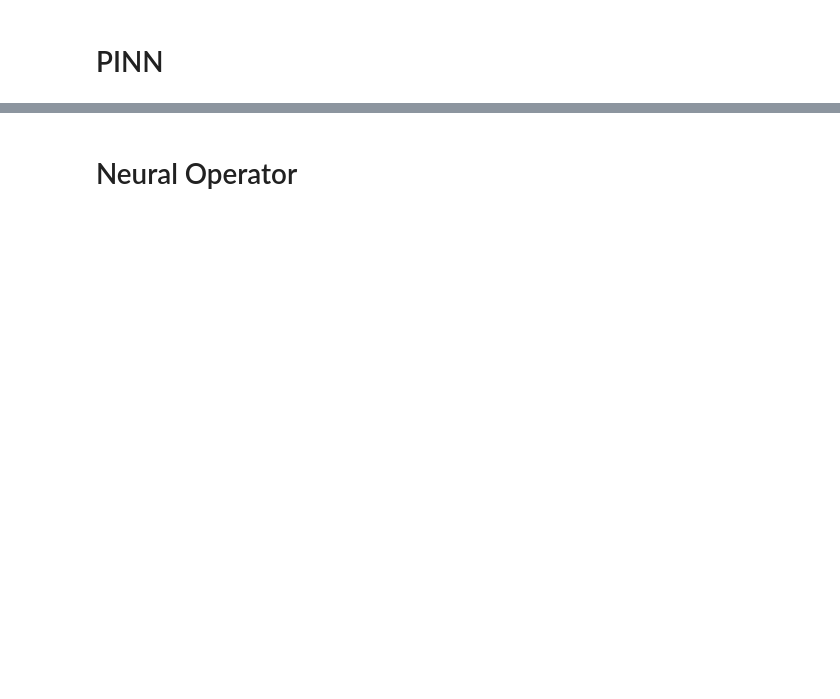
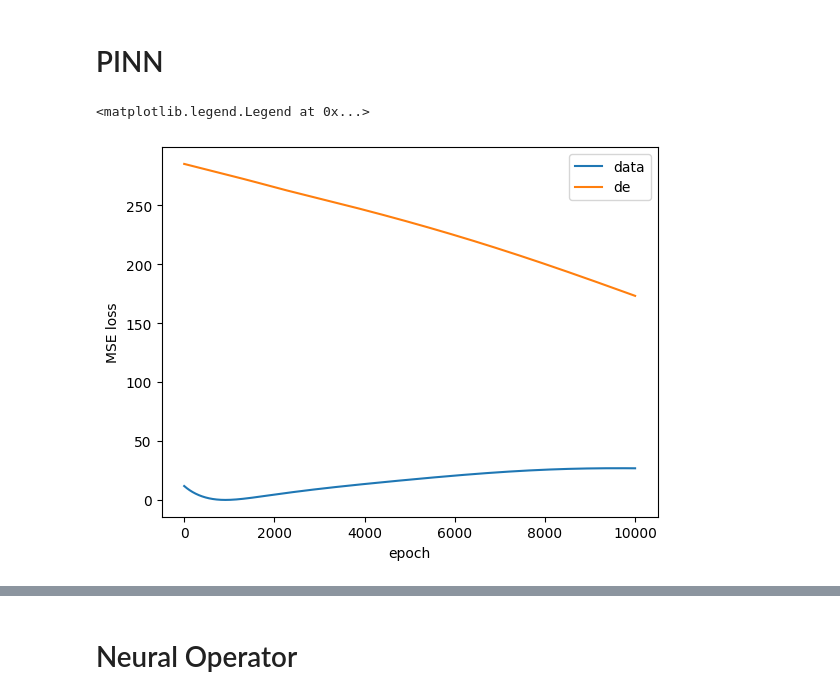
Before and after one commit to pgeorgantopoulos/pinns, a Jupyter notebook: pinn_vs_neuraloperator.ipynb, the cells around one changed output, grey strips where cells are left out. Saved outputs shown, nothing was run; the diff lists cells and outputs as text; code cells hidden in the pictures; blank space fills up the shorter version.

```diff
--- a/pinn_vs_neuraloperator.ipynb
+++ b/pinn_vs_neuraloperator.ipynb
@@ -5,34 +5,44 @@
 # %%
 import torch
 import matplotlib.pyplot as plt
 
-t = torch.linspace(0,10,100)
+t = torch.linspace(0,10,10)
 t.requires_grad = True
 
-def dxdt(x):
+def dxdt(t):
     """
-    dx/dt = f(t) = a x
+    dx/dt = f(t) = at
     """
-    return -.9*x
+    return -.9*t
 
 f = torch.nn.Sequential(torch.nn.Linear(in_features=1, out_features=10),
                         torch.nn.Sigmoid(),
                         torch.nn.Linear(in_features=10, out_features=1)
                         )
 
-optimizer = torch.optim.SGD(f.parameters(), lr=.001)
-keep_loss = torch.zeros(10)
-for k in range(10):
+optimizer = torch.optim.SGD(f.parameters(), lr=.0001)
+nepochs = 10000
+keep_loss_data = torch.zeros(nepochs)
+keep_loss_de = torch.zeros(nepochs)
+for k in range(nepochs):
     optimizer.zero_grad()
-    loss = torch.tensor([0.])
+    loss_data = torch.tensor([0.])
+    loss_de = torch.tensor([0.])
     for t_i in t:
         f_i = f(t_i.unsqueeze(0))
         dxdt_i = torch.autograd.grad(f_i, t_i, create_graph=True)[0]
-        loss += (dxdt(t_i.unsqueeze(0)) - dxdt_i)**2 + (f(t[0].unsqueeze(0)) - torch.tensor([1]))**2
-    loss.backward()
+        loss_data +=  + (f(t[0].unsqueeze(0)) - torch.tensor([1]))**2
+        loss_de += (dxdt(t_i.unsqueeze(0)) - dxdt_i)**2
+    (loss_data*0.1 + loss_de*0.9).backward()
     optimizer.step()
-    keep_loss[k] = loss.item()
+    keep_loss_data[k] = loss_data.item()
+    keep_loss_de[k] = loss_de.item()
 
-plt.plot(keep_loss)
-plt.figure()
-plt.plot(t.detach().numpy(), f(t.unsqueeze(1)).detach().numpy(), )
+plt.plot(keep_loss_data,label='data')
+plt.plot(keep_loss_de,label='de')
+plt.xlabel('epoch')
+plt.ylabel('MSE loss')
+plt.legend()
+# %% [output]
+<matplotlib.legend.Legend at 0x...>
+[figure, added]
```
Also changed, not shown: parts of 2 cells of this notebook.
